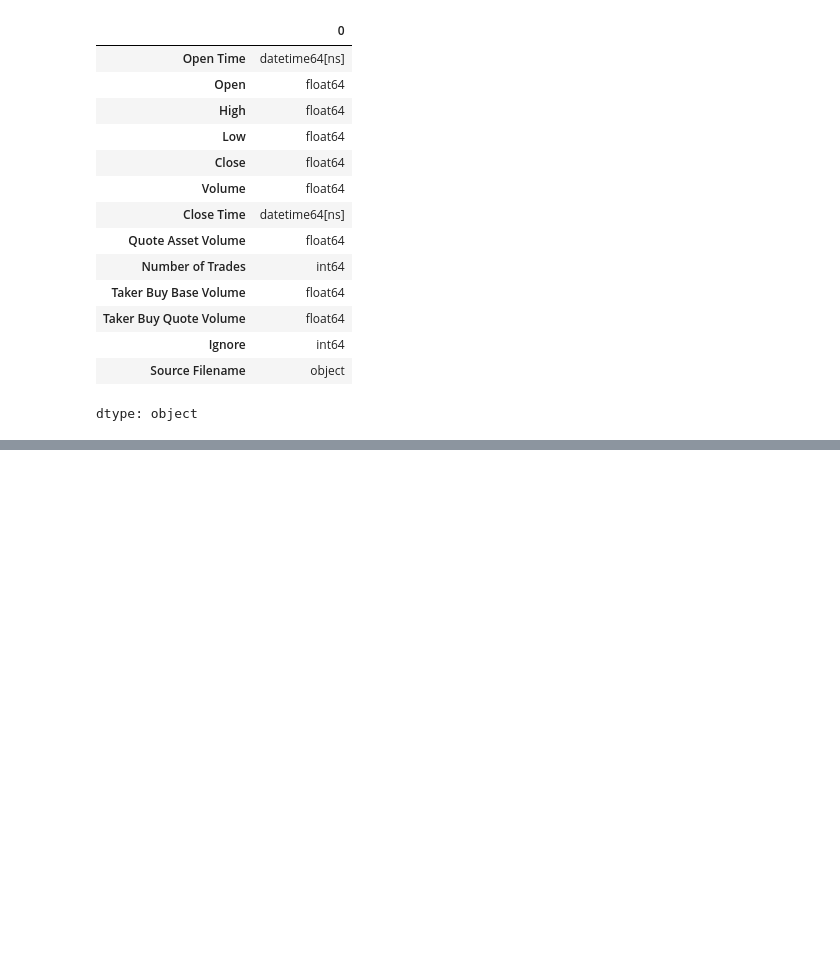
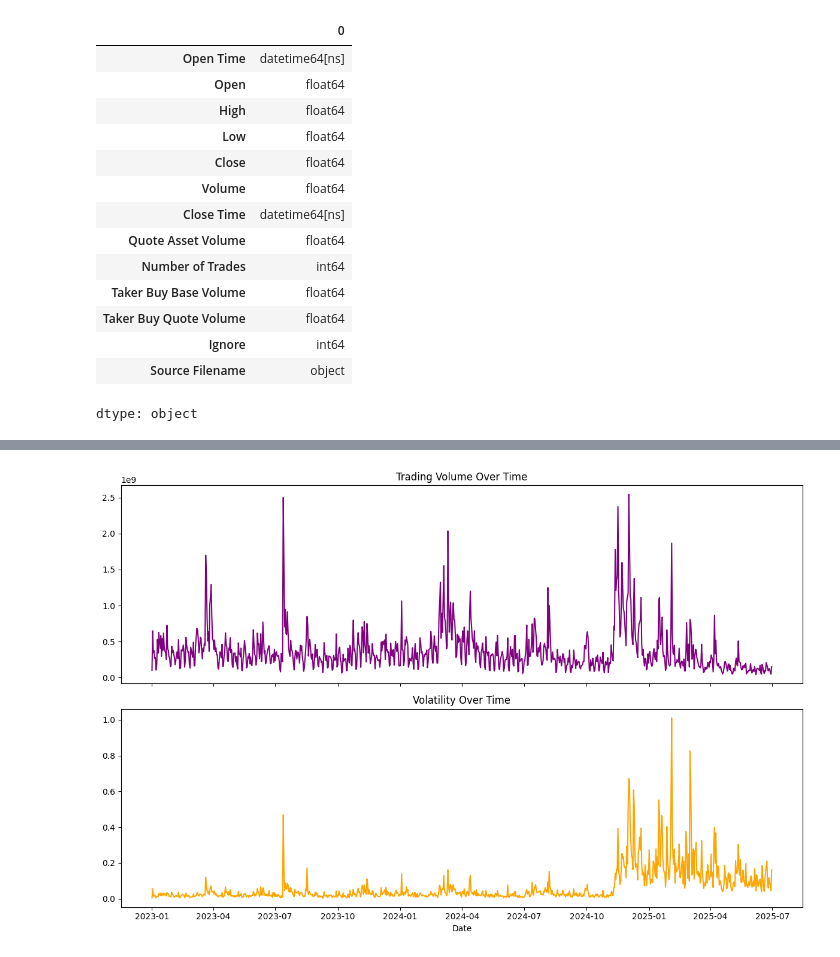
Before and after one commit to mittushaji25/crypto-xrp-analysis, a Jupyter notebook: notebooks/xrpusdt_analysis.ipynb, the cells around one changed output, grey strips where cells are left out. Drawn from its saved outputs; the diff is of its cells as text; code cells hidden in the pictures; blank space fills up the shorter version.

```diff
--- a/notebooks/xrpusdt_analysis.ipynb
+++ b/notebooks/xrpusdt_analysis.ipynb
@@ -170,0 +293,18 @@ all_data.to_csv("xrpusdt_data_cleaned.csv", index=False)
+# %%
+
+xrp_data['volatility'] = xrp_data['high'] - xrp_data['low']
+
+# Plot volume and volatility
+fig, ax = plt.subplots(2, 1, figsize=(12, 8), sharex=True)
+
+ax[0].plot(xrp_data['volume'], color='purple')
+ax[0].set_title('Trading Volume Over Time')
+
+ax[1].plot(xrp_data['volatility'], color='orange')
+ax[1].set_title('Volatility Over Time')
+
+plt.xlabel('Date')
+plt.tight_layout()
+plt.show()
+# %% [output]
+[figure, added]
```
Also changed, not shown: parts of 38 cells of this notebook.
